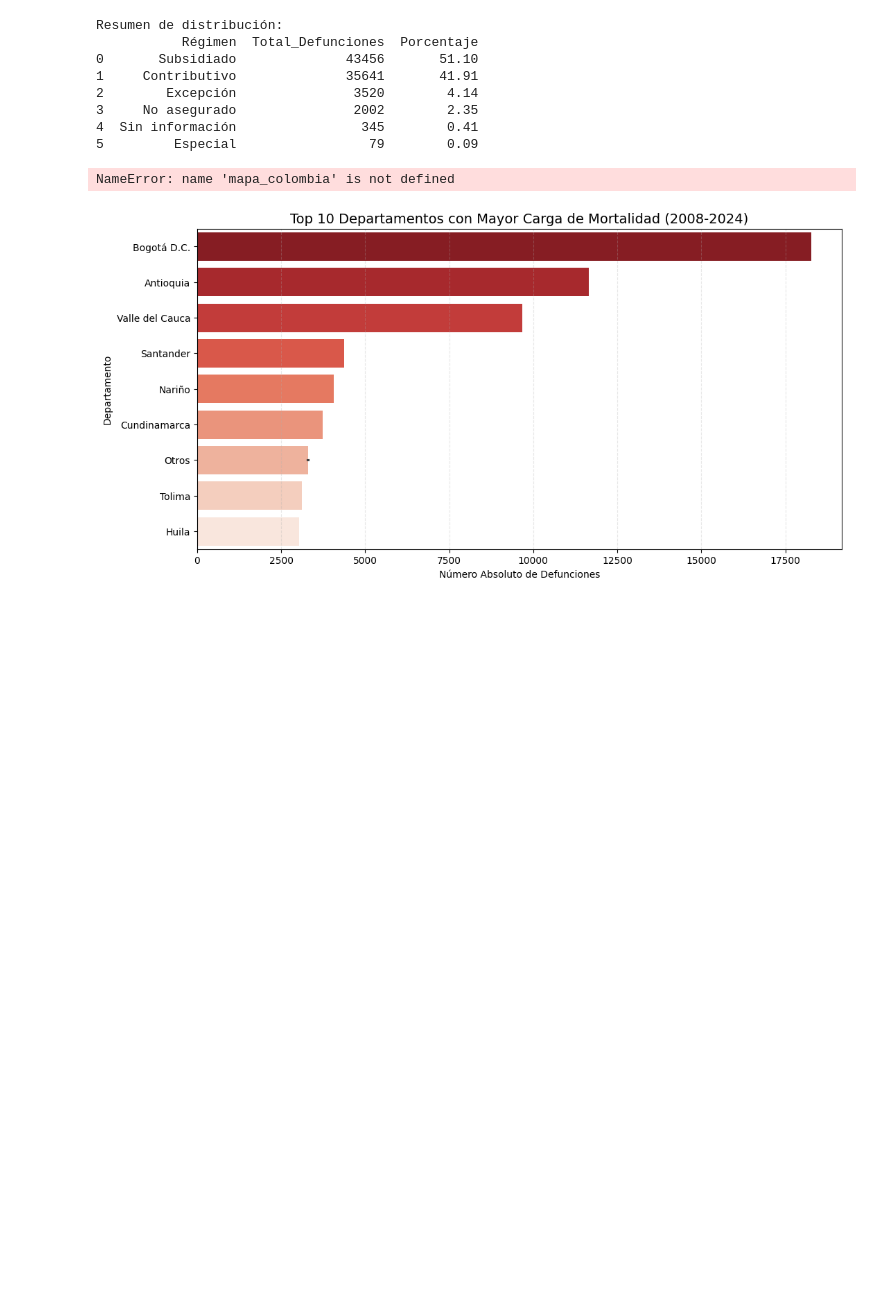
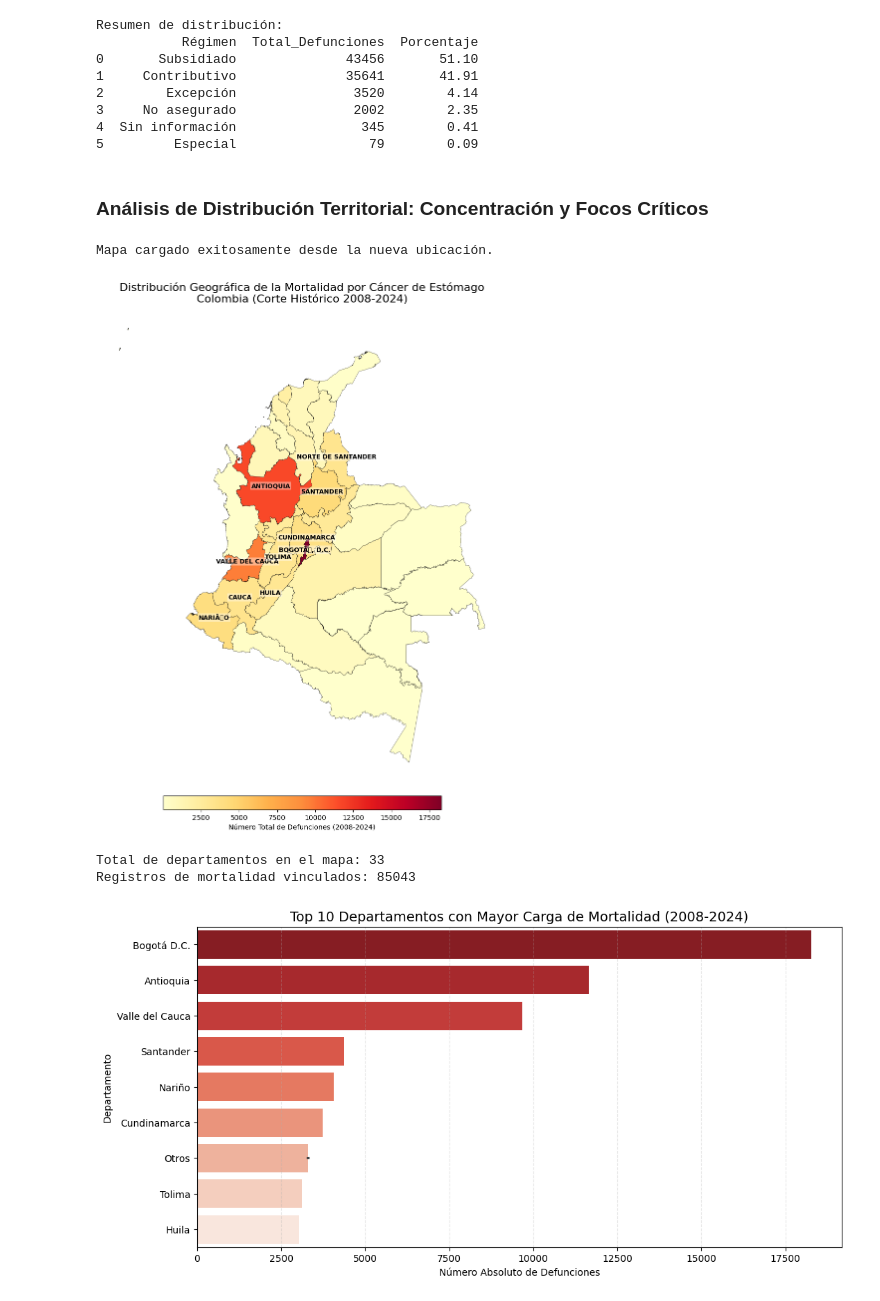
Before and after one commit to LasciaStare/Seminario, a Jupyter notebook: 2_EDA.ipynb, the cells around one changed output. Drawn from its saved outputs; the diff is of its cells as text; code cells hidden in the pictures; blank space fills up the shorter version.

```diff
--- a/2_EDA.ipynb
+++ b/2_EDA.ipynb
@@ -312,52 +314,77 @@ Resumen de distribución:
 3     No asegurado               2002        2.35
 4  Sin información                345        0.41
 5         Especial                 79        0.09
+# %% [markdown]
+### Análisis de Distribución Territorial: Concentración y Focos Críticos
 # %%
-# 1. Preparar los datos de mortalidad con limpieza rigurosa de códigos
+import geopandas as gpd
+import matplotlib.pyplot as plt
+import pandas as pd
+from pathlib import Path
+
+# 1. Definir la NUEVA RUTA del Shapefile
+ruta_mgn = Path(r'C:\Users\andre\OneDrive\Documentos\GitHub\Seminario\Datos\Mapa\MGN_ANM_DPTOS.shp')
+
+# 2. Cargar el mapa
+if ruta_mgn.exists():
+    mapa_colombia = gpd.read_file(str(ruta_mgn))
+    print("Mapa cargado exitosamente desde la nueva ubicación.")
+else:
+    print(f"ERROR: No se encontró el archivo en {ruta_mgn}")
+
+# 3. Preparar los datos de mortalidad
+# Agrupamos por departamento para contar cuántas muertes hay en cada uno
 mapa_data = df.groupby(['Departamento_Defuncion']).size().reset_index(name='Total_Muertes')
 
-# Aseguramos que el código sea string, sin decimales y con 2 dígitos (ej. 5.0 -> "05")
+# Limpieza rigurosa de códigos: Convertir 5.0 -> 5 -> "05"
 mapa_data['Cod_Dpto'] = mapa_data['Departamento_Defuncion'].astype(float).astype(int).astype(str).str.zfill(2)
 
-# 2. Limpiar los códigos en el Shapefile (DPTO_CCDGO)
+# 4. Limpiar los códigos en el objeto del mapa (DPTO_CCDGO)
 mapa_colombia['DPTO_CCDGO'] = mapa_colombia['DPTO_CCDGO'].astype(str).str.zfill(2)
 
-# 3. Realizar la unión (Merge)
+# 5. Realizar la unión (Merge) - Usamos how='left' para no perder departamentos sin datos
 mapa_final = mapa_colombia.merge(mapa_data, left_on='DPTO_CCDGO', right_on='Cod_Dpto', how='left')
-
-# Rellenar con 0 los departamentos que no tengan muertes (para que no salgan blancos)
 mapa_final['Total_Muertes'] = mapa_final['Total_Muertes'].fillna(0)
 
-# 4. Graficar con una escala de color corregida
+# 6. Graficar con mejoras estéticas
 fig, ax = plt.subplots(1, 1, figsize=(12, 15))
 
-# Usamos una escala logarítmica o ajustamos los rangos para que Bogotá no opaque al resto
 mapa_final.plot(column='Total_Muertes',
                 ax=ax,
                 legend=True,
-                cmap='YlOrRd', # Amarillo -> Naranja -> Rojo
+                cmap='YlOrRd',
                 edgecolor='black',
                 linewidth=0.3,
-                legend_kwds={'label': "Total de Defunciones (2008-2024)",
+                legend_kwds={'label': "Número Total de Defunciones (2008-2024)",
                              'orientation': "horizontal",
                              'pad': 0.02,
                              'shrink': 0.6})
 
-# 5. Añadir nombres de departamentos (Opcional, pero se ve muy cool)
-# Solo para los 10 con más muertes para no saturar
+# 7. Añadir nombres a los departamentos con más muertes
 top_10 = mapa_final.nlargest(10, 'Total_Muertes')
 for idx, row in top_10.iterrows():
-    plt.annotate(text=row['DPTO_CNMBR'], xy=row['geometry'].centroid.coords[0],
-                 horizontalalignment='center', fontsize=8, color='black', fontweight='bold')
+    # Usamos el centroide del polígono para poner el texto
+    plt.annotate(text=row['DPTO_CNMBR'],
+                 xy=row['geometry'].centroid.coords[0],
+                 horizontalalignment='center',
+                 fontsize=9,
+                 color='black',
+                 fontweight='bold',
+                 # Pequeño efecto de sombra blanca para legibilidad
+                 bbox=dict(facecolor='white', alpha=0.4, edgecolor='none', pad=1))
 
-ax.set_title('Mapa de Calor: Mortalidad por Cáncer de Estómago en Colombia\nPeriodo 2008-2024', fontsize=16)
+ax.set_title('Distribución Geográfica de la Mortalidad por Cáncer de Estómago\nColombia (Corte Histórico 2008-2024)', fontsize=16)
 ax.axis('off')
 
 plt.show()
 
-# 6. Diagnóstico: Verifica que ahora tengas 33 filas (32 deptos + Bogotá)
-print(f"Departamentos graficados: {mapa_final['Total_Muertes'].count()}")
+# Verificación de datos
+print(f"Total de departamentos en el mapa: {len(mapa_final)}")
+print(f"Registros de mortalidad vinculados: {mapa_final['Total_Muertes'].sum():.0f}")
 # %% [output]
-NameError: name 'mapa_colombia' is not defined
+Mapa cargado exitosamente desde la nueva ubicación.
+[figure, added]
+Total de departamentos en el mapa: 33
+Registros de mortalidad vinculados: 85043
 # %%
 # 1. Crear tabla de frecuencias por Departamento
```
Also changed, not shown: parts of 29 cells of this notebook, 12 other files.
